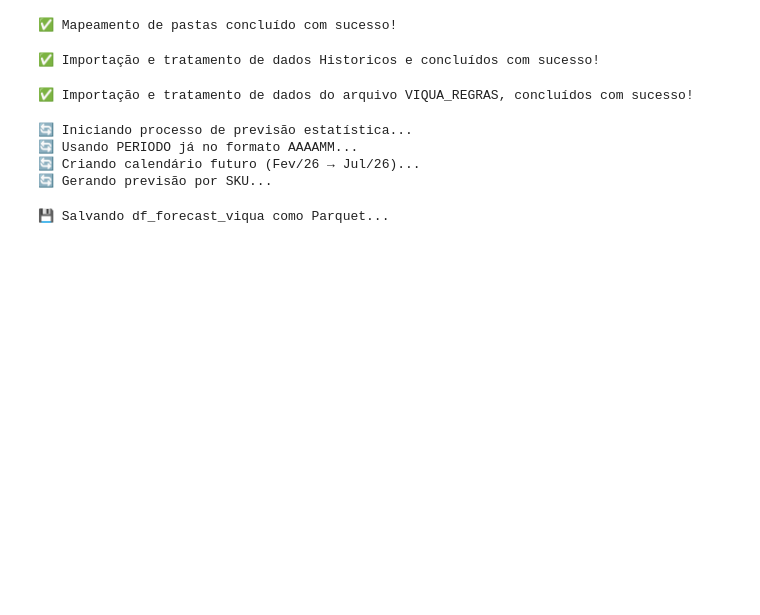
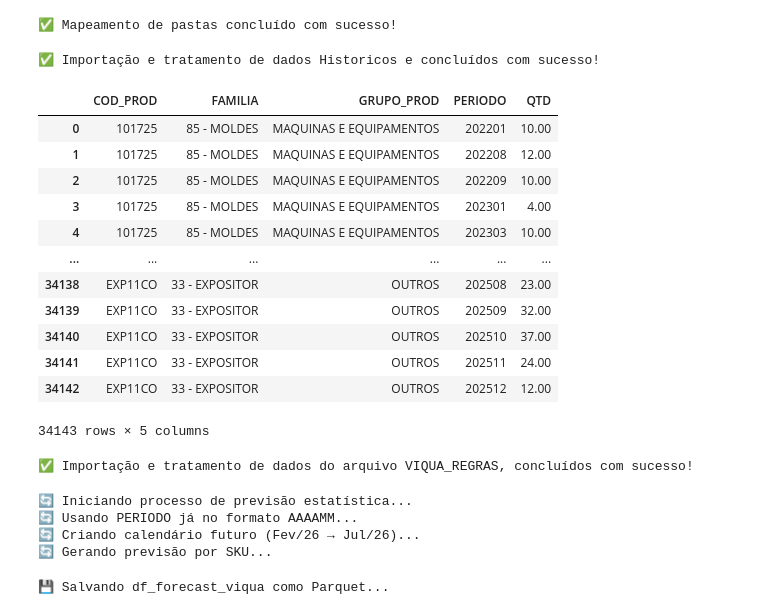
Before and after one commit to OtavioBedin/PLAN_DEMANDA, a Jupyter notebook: 00_SCRIPTS/1_VIQUA_ORGANIZAR_HIST_VEND_ESTATISTICO.ipynb, the cells around one changed output. Cells and saved outputs as stored; diff of their text form; code cells hidden in the pictures; blank space fills up the shorter version.

Commit message:
Criado Script para exportar dados Viqua e validacao Anna, e aplicando correcoes estatistico

```diff
--- a/00_SCRIPTS/1_VIQUA_ORGANIZAR_HIST_VEND_ESTATISTICO.ipynb
+++ b/00_SCRIPTS/1_VIQUA_ORGANIZAR_HIST_VEND_ESTATISTICO.ipynb
@@ -139,6 +139,33 @@ df_vendas_viqua.to_parquet(pasta_staging_parquet / "df_vendas_viqua.parquet", in
 print("✅ Importação e tratamento de dados Historicos e concluídos com sucesso!")
 # %% [output]
 ✅ Importação e tratamento de dados Historicos e concluídos com sucesso!
+# %%
+# FIXME APAGAR ESSA CELULA APÓS VALIDAÇÃO ANNA
+# Agrupar dados QTD, por COD_PROD, FAMILIA, GRUPO_PROD, PERIODO
+df_vendas_viqua_validacao_Anna = df_vendas_viqua.groupby(
+    ['COD_PROD', 'FAMILIA', 'GRUPO_PROD', 'PERIODO'],
+    as_index=False
+).agg({'QTD': 'sum'})
+
+
+# # Gerar Excel para Anna
+caminho_excel_saida = pasta_painel / f"VALIDACAO_ANNA_VIQUA_{datetime.now().strftime('%Y%m%d_%H%M%S')}.xlsx"
+df_vendas_viqua_validacao_Anna.to_excel(caminho_excel_saida, index=False)
+df_vendas_viqua_validacao_Anna
+# %% [output]
+|  | COD_PROD | FAMILIA | GRUPO_PROD | PERIODO | QTD |
+| 0 | 101725 | 85 - MOLDES | MAQUINAS E EQUIPAMENTOS | 202201 | 10.00 |
+| 1 | 101725 | 85 - MOLDES | MAQUINAS E EQUIPAMENTOS | 202208 | 12.00 |
+| 2 | 101725 | 85 - MOLDES | MAQUINAS E EQUIPAMENTOS | 202209 | 10.00 |
+| 3 | 101725 | 85 - MOLDES | MAQUINAS E EQUIPAMENTOS | 202301 | 4.00 |
+| 4 | 101725 | 85 - MOLDES | MAQUINAS E EQUIPAMENTOS | 202303 | 10.00 |
+| ... | ... | ... | ... | ... | ... |
+| 34138 | EXP11CO | 33 - EXPOSITOR | OUTROS | 202508 | 23.00 |
+| 34139 | EXP11CO | 33 - EXPOSITOR | OUTROS | 202509 | 32.00 |
+| 34140 | EXP11CO | 33 - EXPOSITOR | OUTROS | 202510 | 37.00 |
+| 34141 | EXP11CO | 33 - EXPOSITOR | OUTROS | 202511 | 24.00 |
+| 34142 | EXP11CO | 33 - EXPOSITOR | OUTROS | 202512 | 12.00 |
+34143 rows × 5 columns
 # %%
 # Carregar dados arquivo VIQUA_REGRAS
 caminho_arquivo = arquivo_input_regras_negocio
```
Also changed, not shown: 1 other file.
